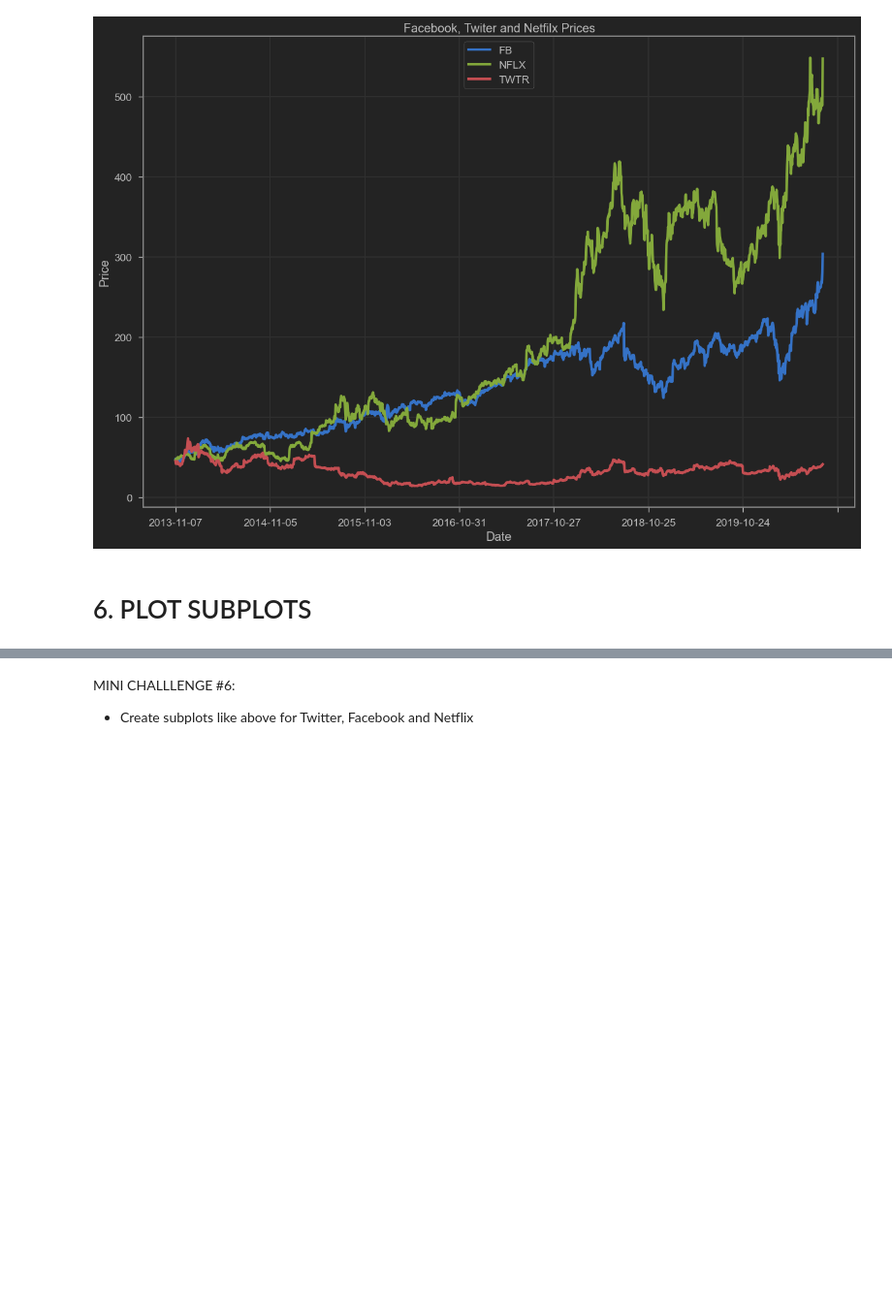
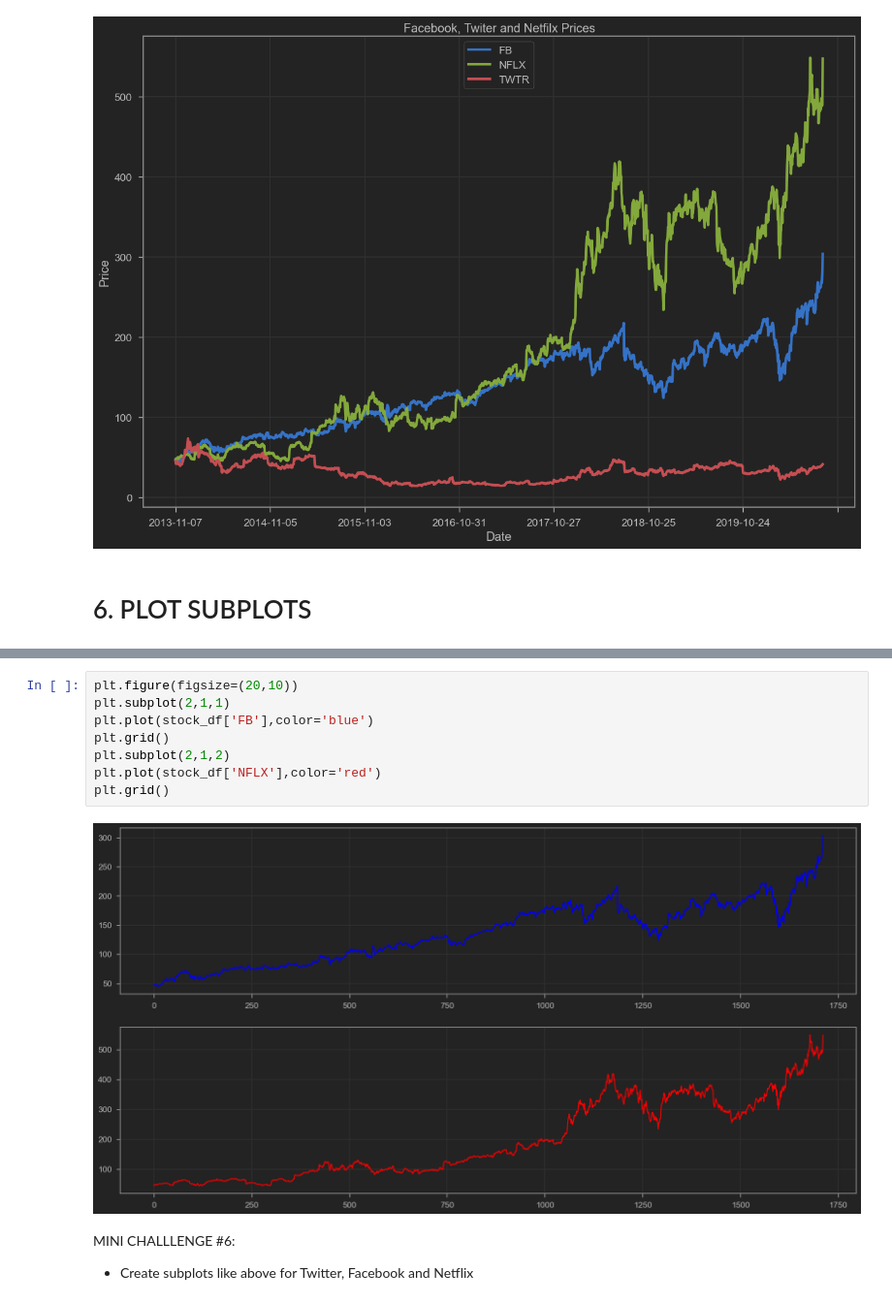
Before and after one commit to joe-trung/Matplotlib-and-seaborn, a Jupyter notebook: Notebook/Data Visualization with Python - Matplotlib and Seaborn.ipynb, the cells around one changed output, grey strips where cells are left out. Shown at 97% size. Drawn from its saved outputs; the diff is of its cells as text; blank space fills up the shorter version.

```diff
--- a/Notebook/Data Visualization with Python - Matplotlib and Seaborn.ipynb
+++ b/Notebook/Data Visualization with Python - Matplotlib and Seaborn.ipynb
@@ -207,3 +210,13 @@ plt.grid()
+# %%
+plt.figure(figsize=(20,10))
+plt.subplot(2,1,1)
+plt.plot(stock_df['FB'],color='blue')
+plt.grid()
+plt.subplot(2,1,2)
+plt.plot(stock_df['NFLX'],color='red')
+plt.grid()
+# %% [output]
+[figure, added]
 # %% [markdown]
 MINI CHALLLENGE #6:
 - Create subplots like above for Twitter, Facebook and Netflix
```
Also changed, not shown: parts of 4 cells of this notebook.
